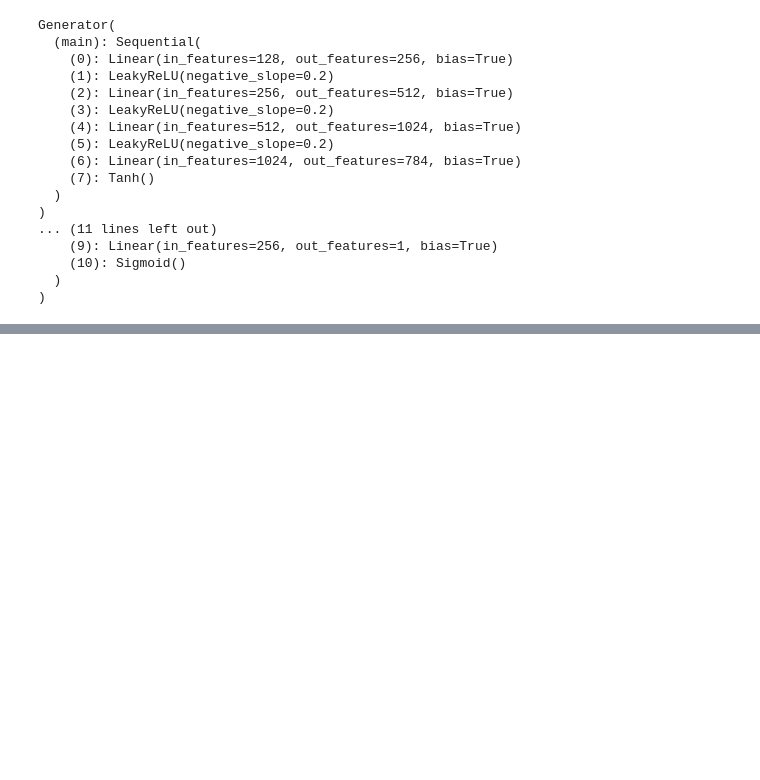
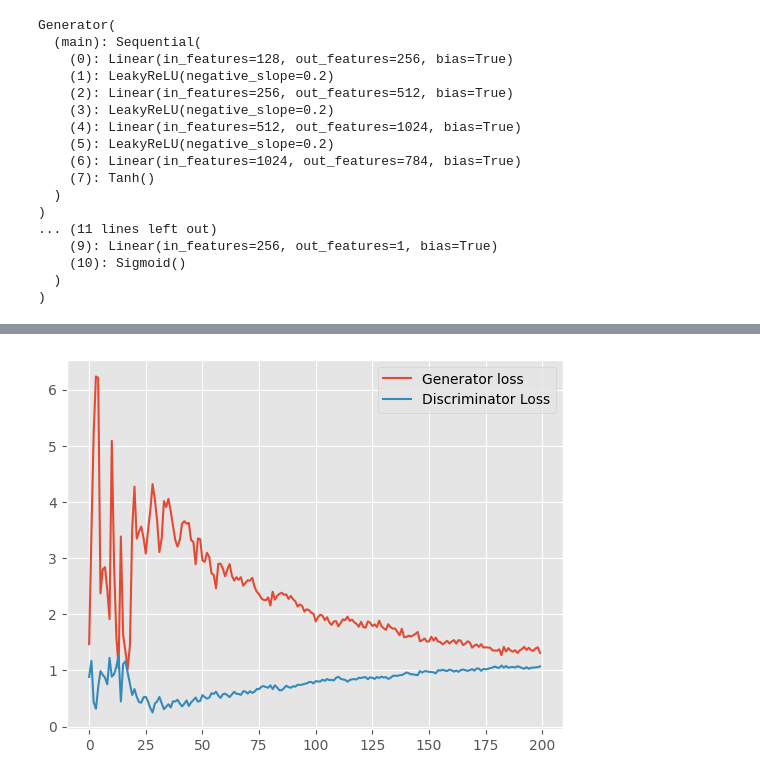
Before and after one commit to freshmea/kuBig2025, a Jupyter notebook: ml_dl_python/a28_gan.ipynb, the cells around one changed output, grey strips where cells are left out. Drawn from its saved outputs; the diff is of its cells as text; code cells hidden in the pictures; blank space fills up the shorter version.

```diff
--- a/ml_dl_python/a28_gan.ipynb
+++ b/ml_dl_python/a28_gan.ipynb
@@ -192,0 +198,11 @@ Generator loss: 2.37324500, Discriminator loss: 0.98759067
+# %%
+# 12 pltting
+plt.figure()
+losses_g = [fl.item() for fl in losses_g]
+plt.plot(losses_g, label="Generator loss")
+losses_d = [fl.item() for fl in losses_d]
+plt.plot(losses_d, label="Discriminator Loss")
+plt.legend()
+plt.show()
+# %% [output]
+[figure, added]
```
Also changed, not shown: parts of 13 cells of this notebook.
